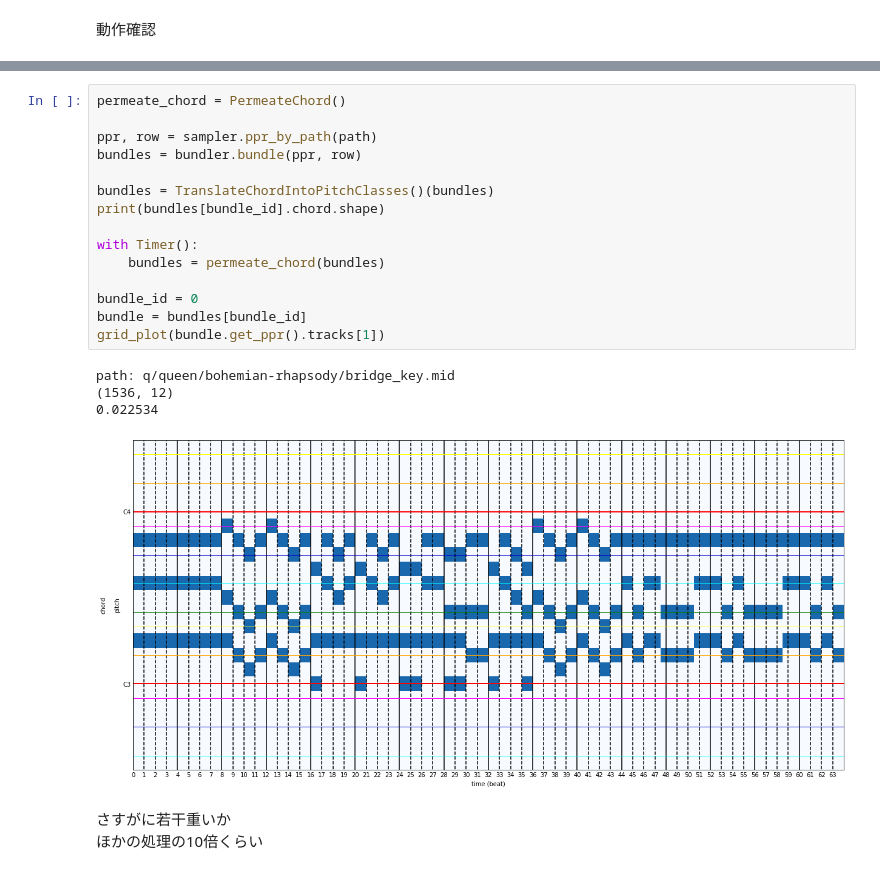
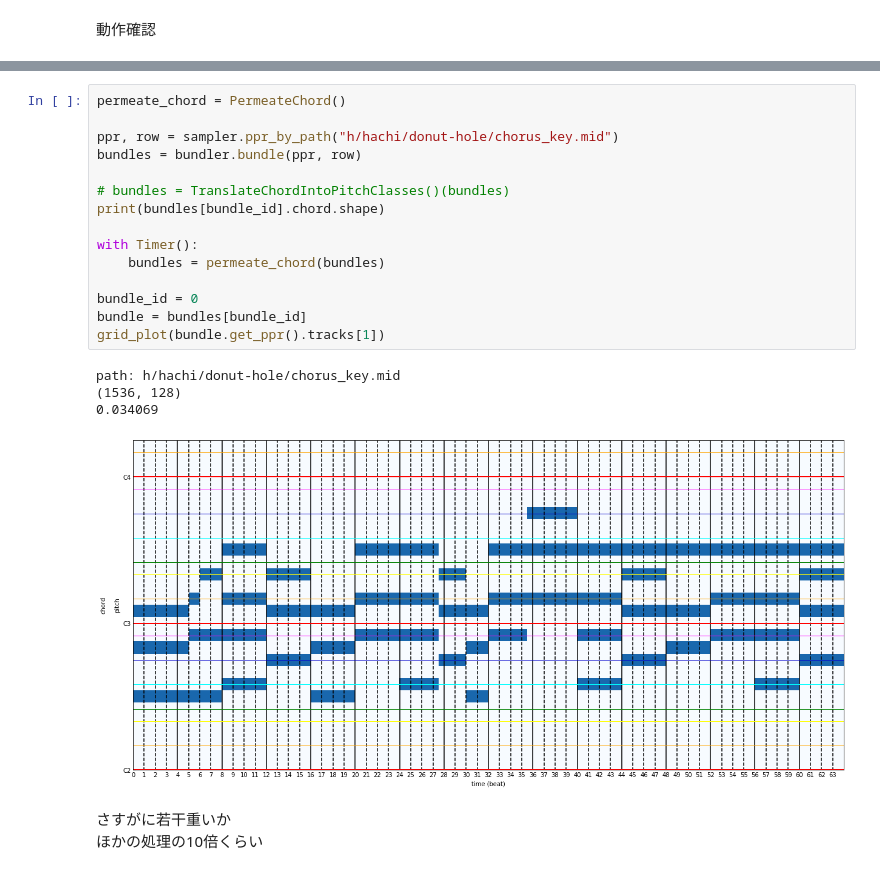
Before and after one commit to fuurin/schwbert, a Jupyter notebook: preparation/theorytab.ipynb, the cells around one changed output, grey strips where cells are left out. Saved outputs shown, nothing was run; the diff lists cells and outputs as text.

```diff
--- a/preparation/theorytab.ipynb
+++ b/preparation/theorytab.ipynb
@@ -716,23 +719,23 @@ path: q/queen/bohemian-rhapsody/bridge_key.mid
 # %%
 permeate_chord = PermeateChord()
 
-ppr, row = sampler.ppr_by_path(path)
+ppr, row = sampler.ppr_by_path("h/hachi/donut-hole/chorus_key.mid")
 bundles = bundler.bundle(ppr, row)
 
-bundles = TranslateChordIntoPitchClasses()(bundles)
+# bundles = TranslateChordIntoPitchClasses()(bundles)
 print(bundles[bundle_id].chord.shape)
 
 with Timer():
     bundles = permeate_chord(bundles)
 
 bundle_id = 0
 bundle = bundles[bundle_id]
 grid_plot(bundle.get_ppr().tracks[1])
 # %% [output]
-path: q/queen/bohemian-rhapsody/bridge_key.mid
-(1536, 12)
-0.022534
+path: h/hachi/donut-hole/chorus_key.mid
+(1536, 128)
+0.034069
-[figure, old version]
+[figure, new version]
 # %% [markdown]
 さすがに若干重いか
 ほかの処理の10倍くらい
```
Also changed, not shown: parts of 9 cells of this notebook, 4 other files.
